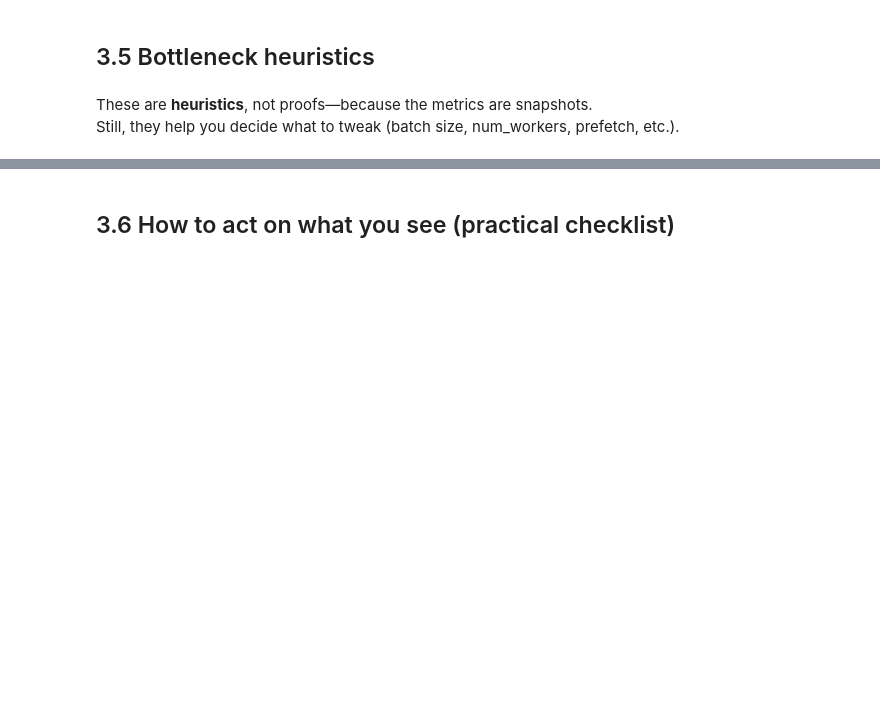
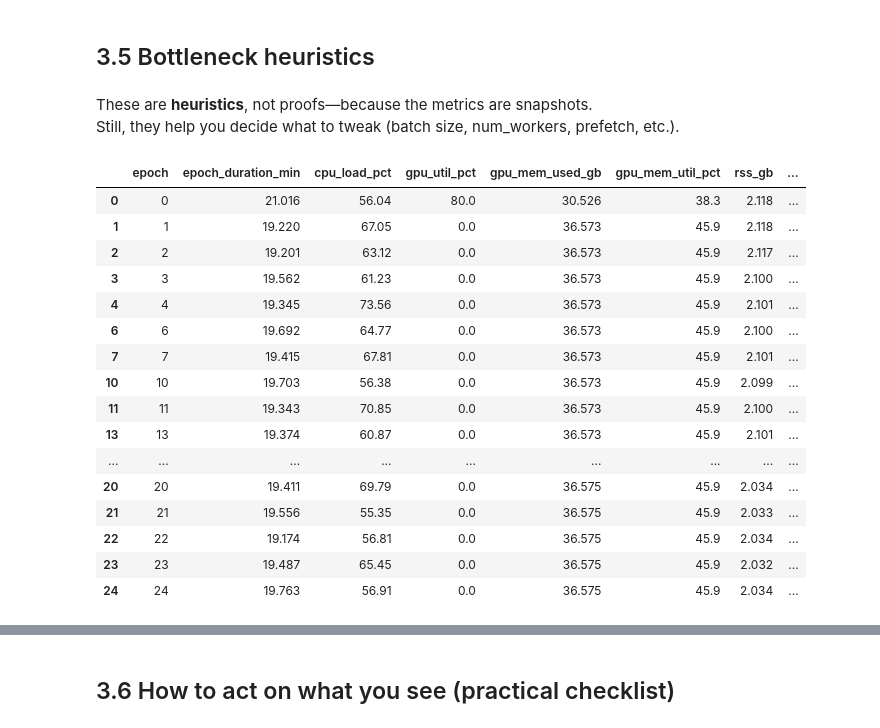
Before and after one commit to kubrabas/Graphnet-Applications, a Jupyter notebook: Training/EventPulseSeries_nonoise/initiative2/analysis/result_analysis_azimuth.ipynb, the cells around one changed output, grey strips where cells are left out. Cells and saved outputs as stored; diff of their text form; code cells hidden in the pictures; blank space fills up the shorter version.

```diff
--- a/Training/EventPulseSeries_nonoise/initiative2/analysis/result_analysis_azimuth.ipynb
+++ b/Training/EventPulseSeries_nonoise/initiative2/analysis/result_analysis_azimuth.ipynb
@@ -25,8 +25,11 @@ plt.rcParams.update({
 # %%
 azimuth_test_predictions_path =  Path("../azimuth") / "test_predictions.csv"
 azimuth_metrics_path =  Path("../azimuth") / "metrics.csv"
+azimuth_resources_and_time_path =  Path("../azimuth") /"resources_and_time.csv"
+
 df_azimuth_test_predictions = pd.read_csv(azimuth_test_predictions_path)
 df_azimuth_metrics = pd.read_csv(azimuth_metrics_path)
+df_azimuth_resources_and_time = pd.read_csv(azimuth_resources_and_time_path)
 # %% [markdown]
 # 1. Test Predictions (event-level)
 # %% [markdown]
@@ -677,3 +696,12 @@ epoch_dur_from_elapsed = elapsed.diff()
+# %%
+def _num(col: str):
+    """Read a numeric column without modifying the original dataframe."""
+    return pd.to_numeric(df_azimuth_resources_and_time[col], errors="coerce")
+
+epoch = _num("epoch")
+elapsed = _num("elapsed_min")
+epoch_dur_logged = _num("epoch_duration_min")
+epoch_dur_from_elapsed = elapsed.diff()
 # %%
 fig, ax = plt.subplots()
 ax.plot(epoch, elapsed, marker="o")
@@ -776,18 +827,36 @@ Still, they help you decide what to tweak (batch size, num_workers, prefetch, et
 # %%
 # Simple flags (tunable thresholds)
 gpu_idle_mask = _num("gpu_util_pct").fillna(0) < 1.0
 cpu_high_mask = _num("cpu_load_pct").fillna(0) > 90.0
 slow_mask = epoch_dur_logged >= epoch_dur_logged.quantile(0.90)
 
 mask = gpu_idle_mask | cpu_high_mask | slow_mask
 
 cols = [
     "epoch", "epoch_duration_min",
     "cpu_load_pct", "gpu_util_pct",
     "gpu_mem_used_gb", "gpu_mem_util_pct",
     "rss_gb", "sys_mem_used_gb",
 ]
-df_energy_resources_and_time.loc[mask, cols].sort_values("epoch")
+df_azimuth_resources_and_time.loc[mask, cols].sort_values("epoch")
+# %% [output]
+|  | epoch | epoch_duration_min | cpu_load_pct | gpu_util_pct | gpu_mem_used_gb | gpu_mem_util_pct | rss_gb | ... |
+| 0 | 0 | 21.016 | 56.04 | 80.0 | 30.526 | 38.3 | 2.118 | ... |
+| 1 | 1 | 19.220 | 67.05 | 0.0 | 36.573 | 45.9 | 2.118 | ... |
+| 2 | 2 | 19.201 | 63.12 | 0.0 | 36.573 | 45.9 | 2.117 | ... |
+| 3 | 3 | 19.562 | 61.23 | 0.0 | 36.573 | 45.9 | 2.100 | ... |
+| 4 | 4 | 19.345 | 73.56 | 0.0 | 36.573 | 45.9 | 2.101 | ... |
+| 6 | 6 | 19.692 | 64.77 | 0.0 | 36.573 | 45.9 | 2.100 | ... |
+| 7 | 7 | 19.415 | 67.81 | 0.0 | 36.573 | 45.9 | 2.101 | ... |
+| 10 | 10 | 19.703 | 56.38 | 0.0 | 36.573 | 45.9 | 2.099 | ... |
+| 11 | 11 | 19.343 | 70.85 | 0.0 | 36.573 | 45.9 | 2.100 | ... |
+| 13 | 13 | 19.374 | 60.87 | 0.0 | 36.573 | 45.9 | 2.101 | ... |
+| ... | ... | ... | ... | ... | ... | ... | ... | ... |
+| 20 | 20 | 19.411 | 69.79 | 0.0 | 36.575 | 45.9 | 2.034 | ... |
+| 21 | 21 | 19.556 | 55.35 | 0.0 | 36.575 | 45.9 | 2.033 | ... |
+| 22 | 22 | 19.174 | 56.81 | 0.0 | 36.575 | 45.9 | 2.034 | ... |
+| 23 | 23 | 19.487 | 65.45 | 0.0 | 36.575 | 45.9 | 2.032 | ... |
+| 24 | 24 | 19.763 | 56.91 | 0.0 | 36.575 | 45.9 | 2.034 | ... |
 # %%
 # Correlations with epoch duration (numeric view; does NOT modify df)
 metrics = [
```
Also changed, not shown: parts of 11 cells of this notebook, 2 other files.
